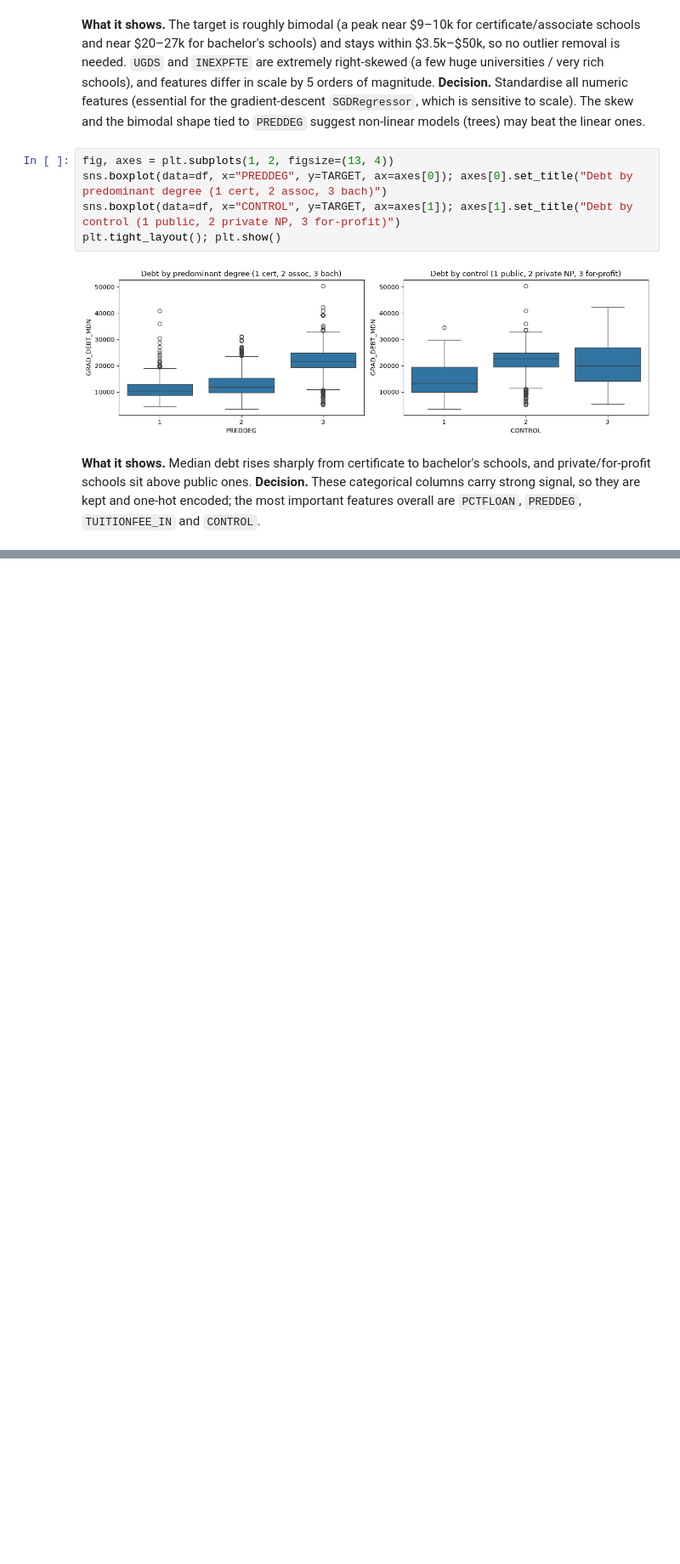
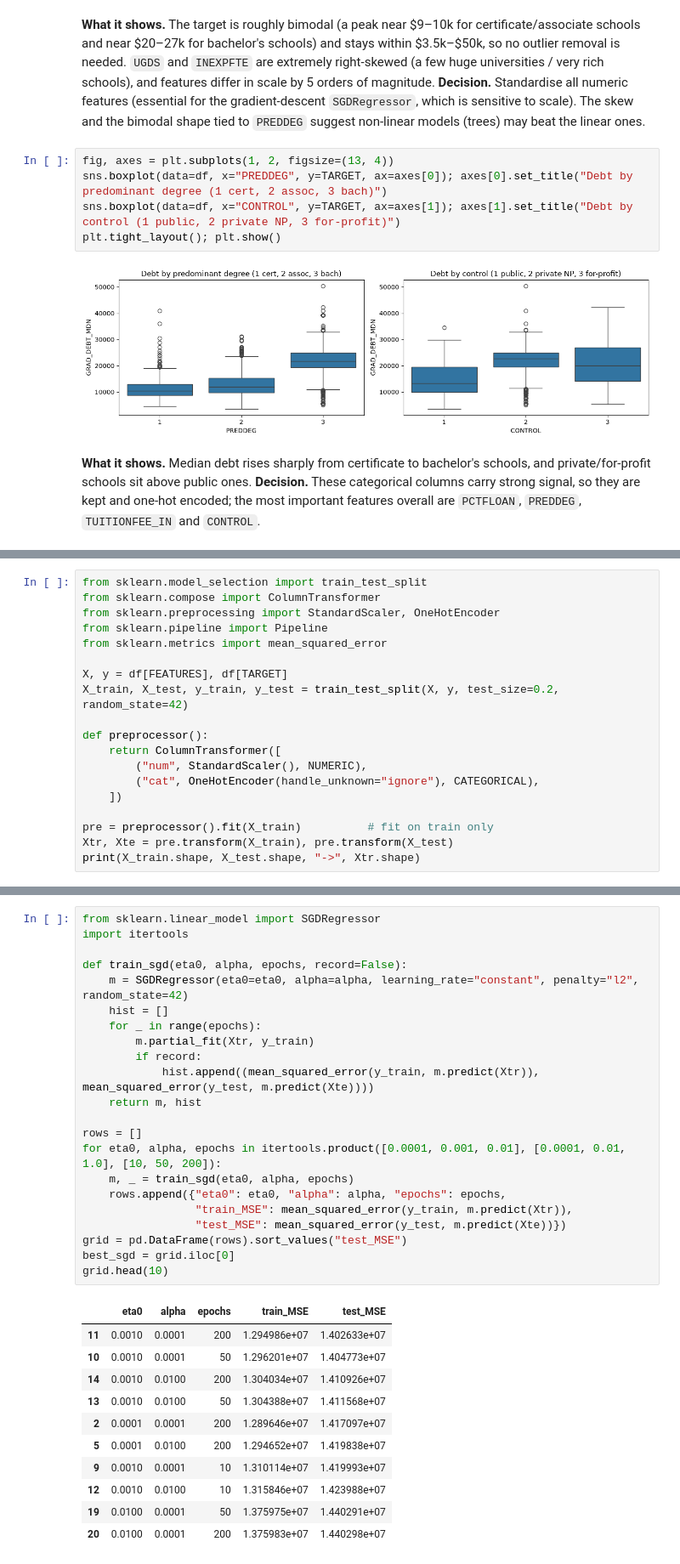
Before and after one commit to mugishamoses/mugisha_moses_linear_regression_model, a Jupyter notebook: summative/linear_regression/multivariate.ipynb, the cells around one changed output, grey strips where cells are left out. Shown at 85% size. Cells and saved outputs as stored; diff of their text form; blank space fills up the shorter version.

```diff
--- a/summative/linear_regression/multivariate.ipynb
+++ b/summative/linear_regression/multivariate.ipynb
@@ -146,0 +150,19 @@ plt.tight_layout(); plt.show()
+# %%
+from sklearn.model_selection import train_test_split
+from sklearn.compose import ColumnTransformer
+from sklearn.preprocessing import StandardScaler, OneHotEncoder
+from sklearn.pipeline import Pipeline
+from sklearn.metrics import mean_squared_error
+
+X, y = df[FEATURES], df[TARGET]
+X_train, X_test, y_train, y_test = train_test_split(X, y, test_size=0.2, random_state=42)
+
+def preprocessor():
+    return ColumnTransformer([
+        ("num", StandardScaler(), NUMERIC),
+        ("cat", OneHotEncoder(handle_unknown="ignore"), CATEGORICAL),
+    ])
+
+pre = preprocessor().fit(X_train)          # fit on train only
+Xtr, Xte = pre.transform(X_train), pre.transform(X_test)
+print(X_train.shape, X_test.shape, "->", Xtr.shape)
@@ -146,0 +174,34 @@ plt.tight_layout(); plt.show()
+# %%
+from sklearn.linear_model import SGDRegressor
+import itertools
+
+def train_sgd(eta0, alpha, epochs, record=False):
+    m = SGDRegressor(eta0=eta0, alpha=alpha, learning_rate="constant", penalty="l2", random_state=42)
+    hist = []
+    for _ in range(epochs):
+        m.partial_fit(Xtr, y_train)
+        if record:
+            hist.append((mean_squared_error(y_train, m.predict(Xtr)), mean_squared_error(y_test, m.predict(Xte))))
+    return m, hist
+
+rows = []
+for eta0, alpha, epochs in itertools.product([0.0001, 0.001, 0.01], [0.0001, 0.01, 1.0], [10, 50, 200]):
+    m, _ = train_sgd(eta0, alpha, epochs)
+    rows.append({"eta0": eta0, "alpha": alpha, "epochs": epochs,
+                 "train_MSE": mean_squared_error(y_train, m.predict(Xtr)),
+                 "test_MSE": mean_squared_error(y_test, m.predict(Xte))})
+grid = pd.DataFrame(rows).sort_values("test_MSE")
+best_sgd = grid.iloc[0]
+grid.head(10)
+# %% [output]
+|  | eta0 | alpha | epochs | train_MSE | test_MSE |
+| 11 | 0.0010 | 0.0001 | 200 | 1.294986e+07 | 1.402633e+07 |
+| 10 | 0.0010 | 0.0001 | 50 | 1.296201e+07 | 1.404773e+07 |
+| 14 | 0.0010 | 0.0100 | 200 | 1.304034e+07 | 1.410926e+07 |
+| 13 | 0.0010 | 0.0100 | 50 | 1.304388e+07 | 1.411568e+07 |
+| 2 | 0.0001 | 0.0001 | 200 | 1.289646e+07 | 1.417097e+07 |
+| 5 | 0.0001 | 0.0100 | 200 | 1.294652e+07 | 1.419838e+07 |
+| 9 | 0.0010 | 0.0001 | 10 | 1.310114e+07 | 1.419993e+07 |
+| 12 | 0.0010 | 0.0100 | 10 | 1.315846e+07 | 1.423988e+07 |
+| 19 | 0.0100 | 0.0001 | 50 | 1.375975e+07 | 1.440291e+07 |
+| 20 | 0.0100 | 0.0001 | 200 | 1.375983e+07 | 1.440298e+07 |
```
Also changed, not shown: parts of 7 cells of this notebook.
